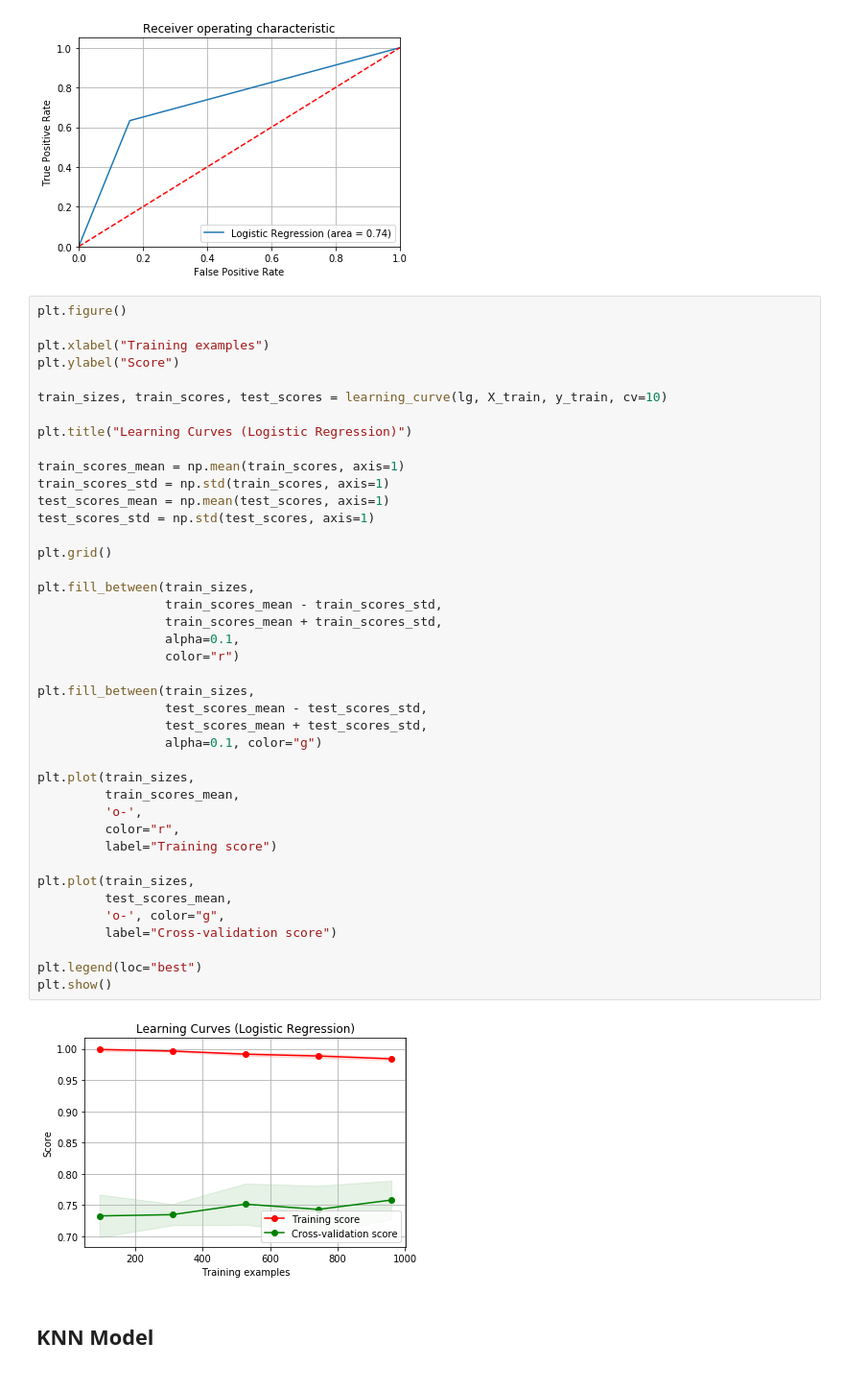
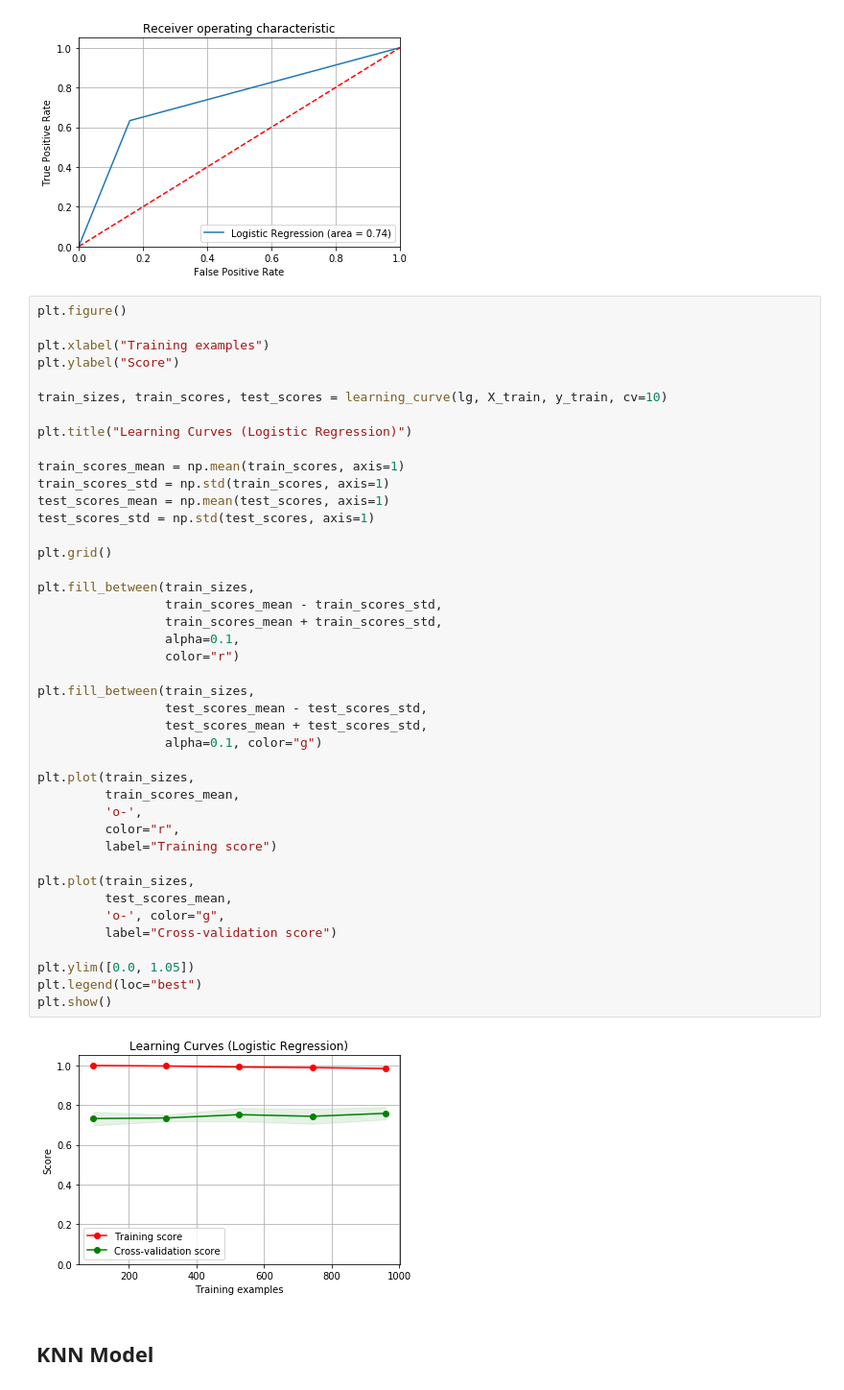
Before and after one commit to grantaguinaldo/final-project, a Jupyter notebook: McModel/McModel_bow.ipynb, the cells around one changed output. Shown at 96% size. Cells and saved outputs as stored; diff of their text form.

```diff
--- a/McModel/McModel_bow.ipynb
+++ b/McModel/McModel_bow.ipynb
@@ -415,34 +418,35 @@ train_scores_std = np.std(train_scores, axis=1)
 test_scores_mean = np.mean(test_scores, axis=1)
 test_scores_std = np.std(test_scores, axis=1)
 
 plt.grid()
 
 plt.fill_between(train_sizes,
                  train_scores_mean - train_scores_std,
                  train_scores_mean + train_scores_std,
                  alpha=0.1,
                  color="r")
 
 plt.fill_between(train_sizes,
                  test_scores_mean - test_scores_std,
                  test_scores_mean + test_scores_std,
                  alpha=0.1, color="g")
 
 plt.plot(train_sizes,
          train_scores_mean,
          'o-',
          color="r",
          label="Training score")
 
 plt.plot(train_sizes,
          test_scores_mean,
          'o-', color="g",
          label="Cross-validation score")
 
+plt.ylim([0.0, 1.05])
 plt.legend(loc="best")
 plt.show()
 # %% [output]
-[figure, old version]
+[figure, new version]
 # %% [markdown]
 ## KNN Model
 # %%
```
Also changed, not shown: parts of 10 cells of this notebook, 3 other files.
